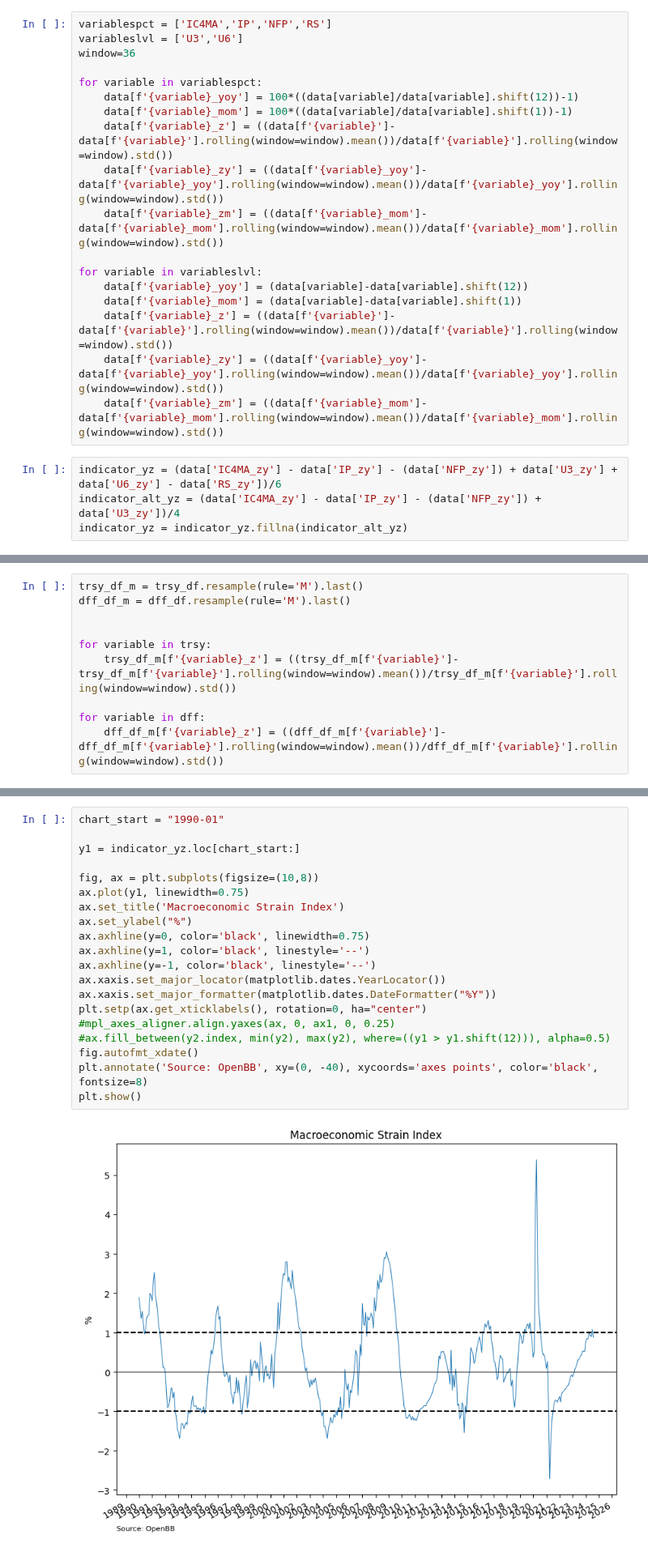
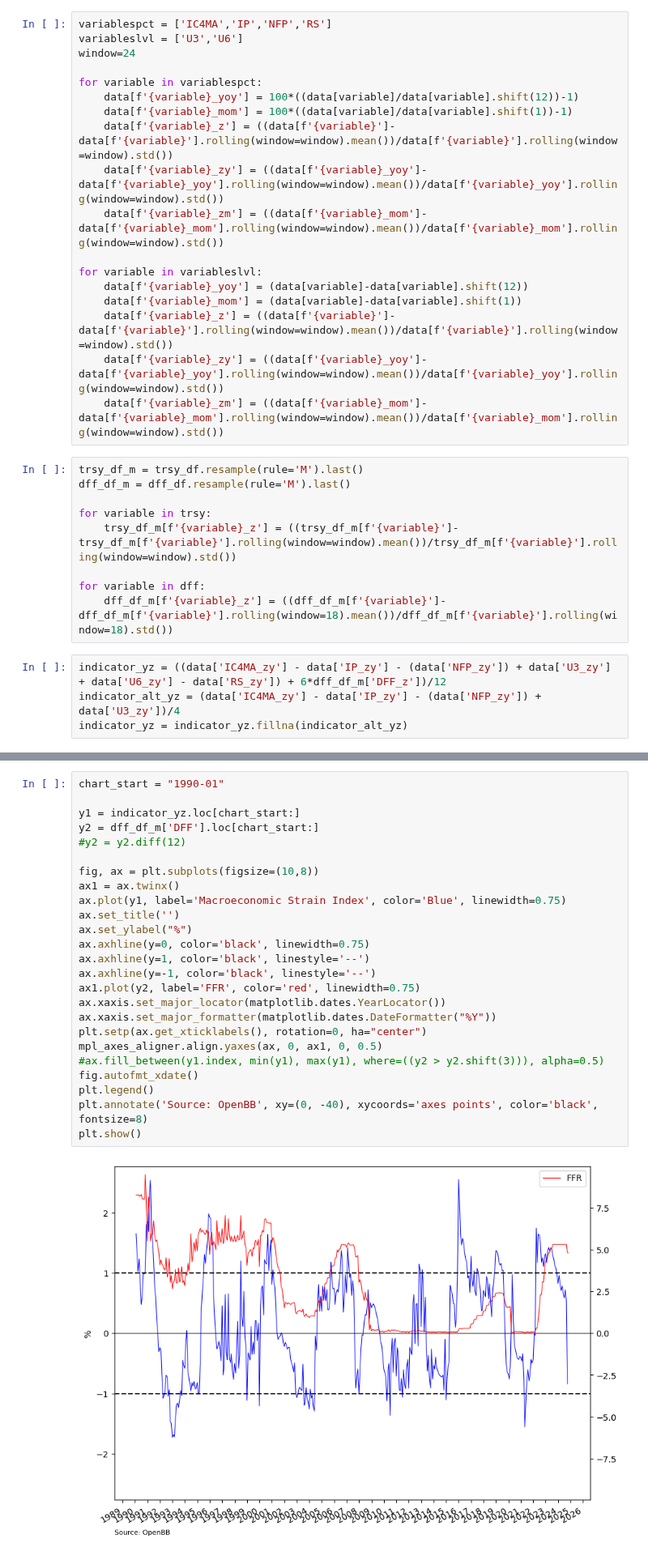
Before and after one commit to PatrickHLewis/Macro-Dashboard, a Jupyter notebook: Macro_Dashboard/Asset_Classes/Multi-Asset/Macro_Conditions.ipynb, the cells around one changed output, grey strips where cells are left out. Shown at 81% size. Cells and saved outputs as stored; diff of their text form.

```diff
--- a/Macro_Dashboard/Asset_Classes/Multi-Asset/Macro_Conditions.ipynb
+++ b/Macro_Dashboard/Asset_Classes/Multi-Asset/Macro_Conditions.ipynb
@@ -61,7 +80,7 @@ data.columns = ['IP','NFP', 'U3', 'U6', 'RS', 'IC4MA']
 # %%
 variablespct = ['IC4MA','IP','NFP','RS']
 variableslvl = ['U3','U6']
-window=36
+window=24
 
 for variable in variablespct:
     data[f'{variable}_yoy'] = 100*((data[variable]/data[variable].shift(12))-1)
@@ -76,8 +95,17 @@ for variable in variableslvl:
     data[f'{variable}_z'] = ((data[f'{variable}']-data[f'{variable}'].rolling(window=window).mean())/data[f'{variable}'].rolling(window=window).std())
     data[f'{variable}_zy'] = ((data[f'{variable}_yoy']-data[f'{variable}_yoy'].rolling(window=window).mean())/data[f'{variable}_yoy'].rolling(window=window).std())
     data[f'{variable}_zm'] = ((data[f'{variable}_mom']-data[f'{variable}_mom'].rolling(window=window).mean())/data[f'{variable}_mom'].rolling(window=window).std())
+# %%
+trsy_df_m = trsy_df.resample(rule='M').last()
+dff_df_m = dff_df.resample(rule='M').last()
+
+for variable in trsy:
+    trsy_df_m[f'{variable}_z'] = ((trsy_df_m[f'{variable}']-trsy_df_m[f'{variable}'].rolling(window=window).mean())/trsy_df_m[f'{variable}'].rolling(window=window).std())
+
+for variable in dff:
+    dff_df_m[f'{variable}_z'] = ((dff_df_m[f'{variable}']-dff_df_m[f'{variable}'].rolling(window=18).mean())/dff_df_m[f'{variable}'].rolling(window=18).std())
 # %%
-indicator_yz = (data['IC4MA_zy'] - data['IP_zy'] - (data['NFP_zy']) + data['U3_zy'] + data['U6_zy'] - data['RS_zy'])/6
+indicator_yz = ((data['IC4MA_zy'] - data['IP_zy'] - (data['NFP_zy']) + data['U3_zy'] + data['U6_zy'] - data['RS_zy']) + 6*dff_df_m['DFF_z'])/12
 indicator_alt_yz = (data['IC4MA_zy'] - data['IP_zy'] - (data['NFP_zy']) + data['U3_zy'])/4
 indicator_yz = indicator_yz.fillna(indicator_alt_yz)
 # %%
@@ -87,41 +115,36 @@ indicator['NFP_zy'] = -1 * data['NFP_zy']
 indicator['U3_zy'] = data['U3_zy']
 indicator['U6_zy'] = data['U6_zy']
 indicator['RS_zy'] = -1 * data['RS_zy']
-# %%
-trsy_df_m = trsy_df.resample(rule='M').last()
-dff_df_m = dff_df.resample(rule='M').last()
-
-
-for variable in trsy:
-    trsy_df_m[f'{variable}_z'] = ((trsy_df_m[f'{variable}']-trsy_df_m[f'{variable}'].rolling(window=window).mean())/trsy_df_m[f'{variable}'].rolling(window=window).std())
-
-for variable in dff:
-    dff_df_m[f'{variable}_z'] = ((dff_df_m[f'{variable}']-dff_df_m[f'{variable}'].rolling(window=window).mean())/dff_df_m[f'{variable}'].rolling(window=window).std())
 # %% [markdown]
 ### Charts
 #### Economic Strain Index
 # %%
 chart_start = "1990-01"
 
 y1 = indicator_yz.loc[chart_start:]
+y2 = dff_df_m['DFF'].loc[chart_start:]
+#y2 = y2.diff(12)
 
 fig, ax = plt.subplots(figsize=(10,8))
-ax.plot(y1, linewidth=0.75)
-ax.set_title('Macroeconomic Strain Index')
+ax1 = ax.twinx()
+ax.plot(y1, label='Macroeconomic Strain Index', color='Blue', linewidth=0.75)
+ax.set_title('')
 ax.set_ylabel("%")
 ax.axhline(y=0, color='black', linewidth=0.75)
 ax.axhline(y=1, color='black', linestyle='--')
 ax.axhline(y=-1, color='black', linestyle='--')
+ax1.plot(y2, label='FFR', color='red', linewidth=0.75)
 ax.xaxis.set_major_locator(matplotlib.dates.YearLocator())
 ax.xaxis.set_major_formatter(matplotlib.dates.DateFormatter("%Y"))
 plt.setp(ax.get_xticklabels(), rotation=0, ha="center")
-#mpl_axes_aligner.align.yaxes(ax, 0, ax1, 0, 0.25)
-#ax.fill_between(y2.index, min(y2), max(y2), where=((y1 > y1.shift(12))), alpha=0.5)
+mpl_axes_aligner.align.yaxes(ax, 0, ax1, 0, 0.5)
+#ax.fill_between(y1.index, min(y1), max(y1), where=((y2 > y2.shift(3))), alpha=0.5)
 fig.autofmt_xdate()
+plt.legend()
 plt.annotate('Source: OpenBB', xy=(0, -40), xycoords='axes points', color='black', fontsize=8)
 plt.show()
 # %% [output]
-[figure, old version]
+[figure, new version]
 # %% [markdown]
 #### Fed Funds Rate
 # %%
```
Also changed, not shown: parts of 15 cells of this notebook, 6 other files.
